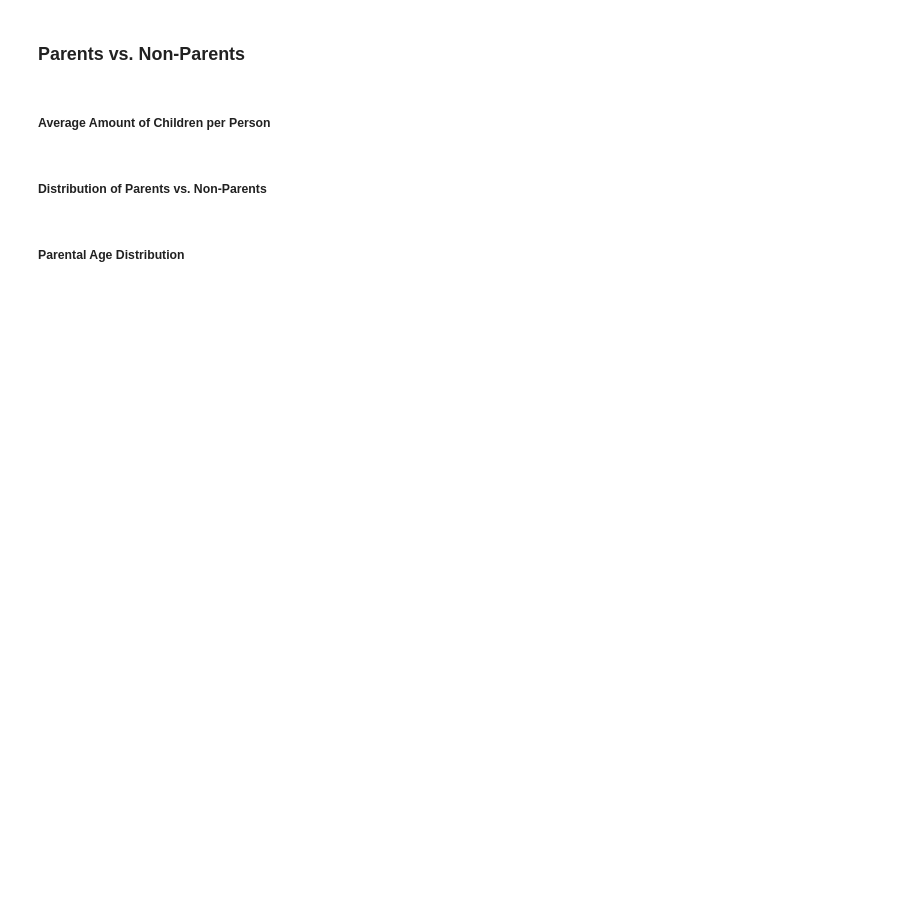
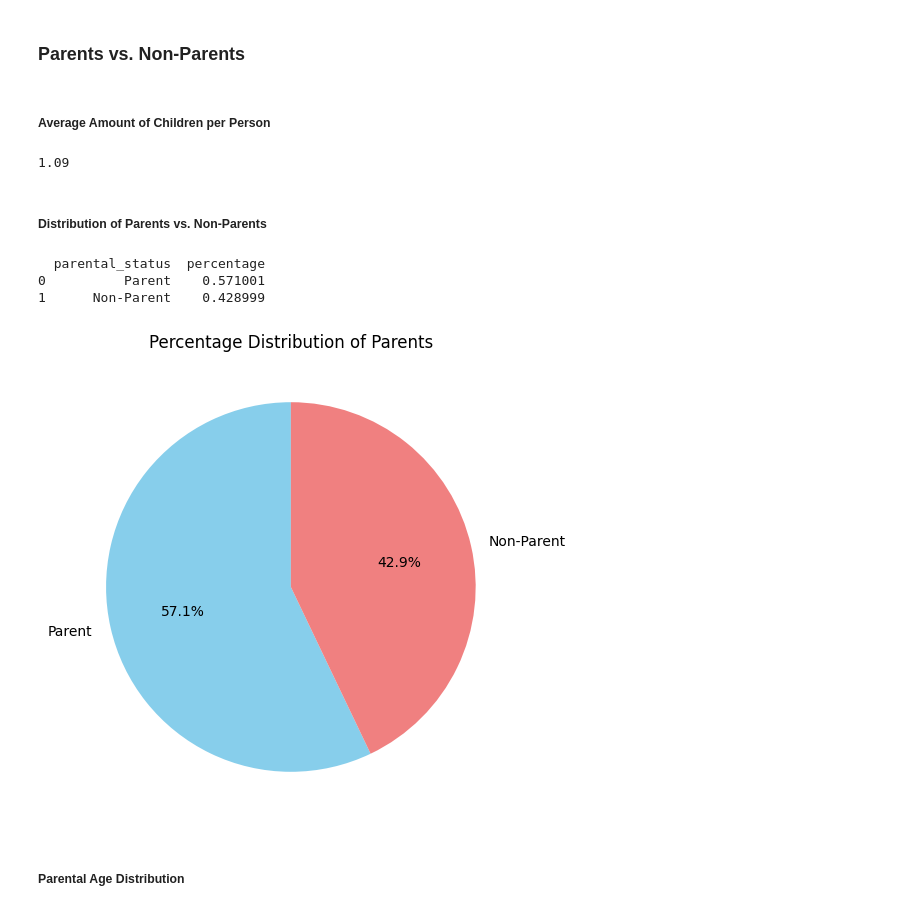
Before and after one commit to Evan-Roberts-808/U.S.-Medical-Insurance, a Jupyter notebook: us-medical-insurance-costs.ipynb, the cells around one changed output. Cells and saved outputs as stored; diff of their text form; code cells hidden in the pictures; blank space fills up the shorter version.

```diff
--- a/us-medical-insurance-costs.ipynb
+++ b/us-medical-insurance-costs.ipynb
@@ -115,7 +178,36 @@ plt.show()
 ### Parents vs. Non-Parents
 # %% [markdown]
 ##### Average Amount of Children per Person
+# %%
+average_amount_children = insurance_df['children'].mean().round(2)
+print(average_amount_children)
+# %% [output]
+1.09
 # %% [markdown]
 ##### Distribution of Parents vs. Non-Parents
+# %%
+# Helper function for determining whether or not someone in our data is a parent during selection
+def categorize_parental_status(num_children):
+    if num_children > 0:
+        return 'Parent'
+    else:
+        return 'Non-Parent'
+
+new_df = insurance_df.assign(parental_status=insurance_df['children'].apply(categorize_parental_status))
+parental_percentage = new_df['parental_status'].value_counts(normalize=True).reset_index()
+parental_percentage.columns = ['parental_status', 'percentage']
+
+print(parental_percentage)
+# %% [output]
+  parental_status  percentage
+0          Parent    0.571001
+1      Non-Parent    0.428999
+# %%
+plt.figure(figsize=(6, 6))
+plt.pie(parental_percentage['percentage'], labels=parental_percentage['parental_status'], autopct='%1.1f%%', startangle=90, colors=['skyblue', 'lightcoral'])
+plt.title('Percentage Distribution of Parents')
+plt.show()
+# %% [output]
+[figure, added]
 # %% [markdown]
 ##### Parental Age Distribution
```
Also changed, not shown: parts of 14 cells of this notebook.
